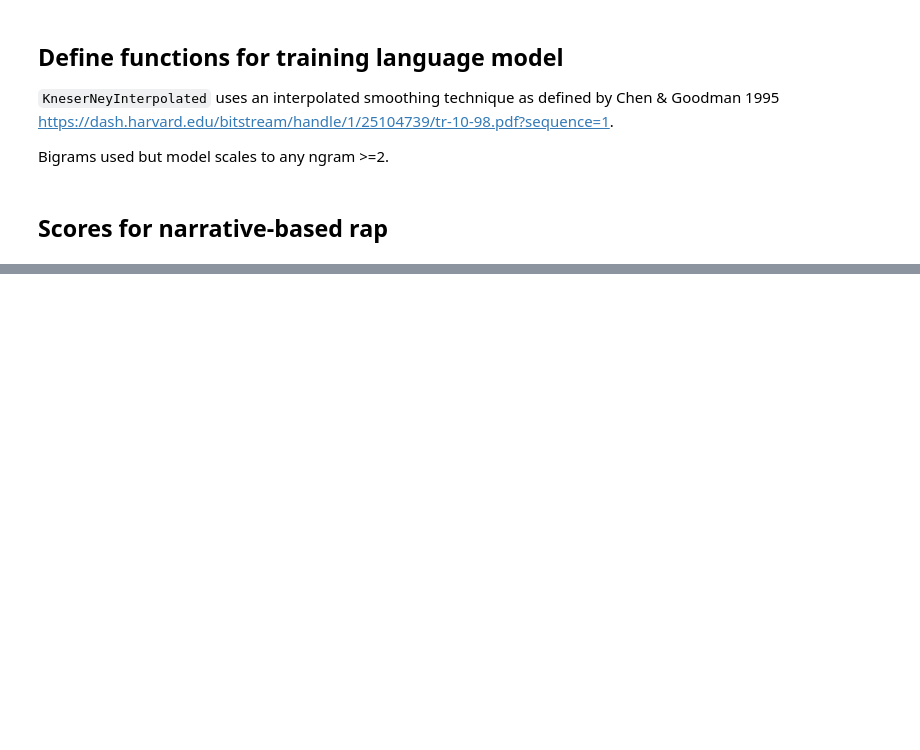
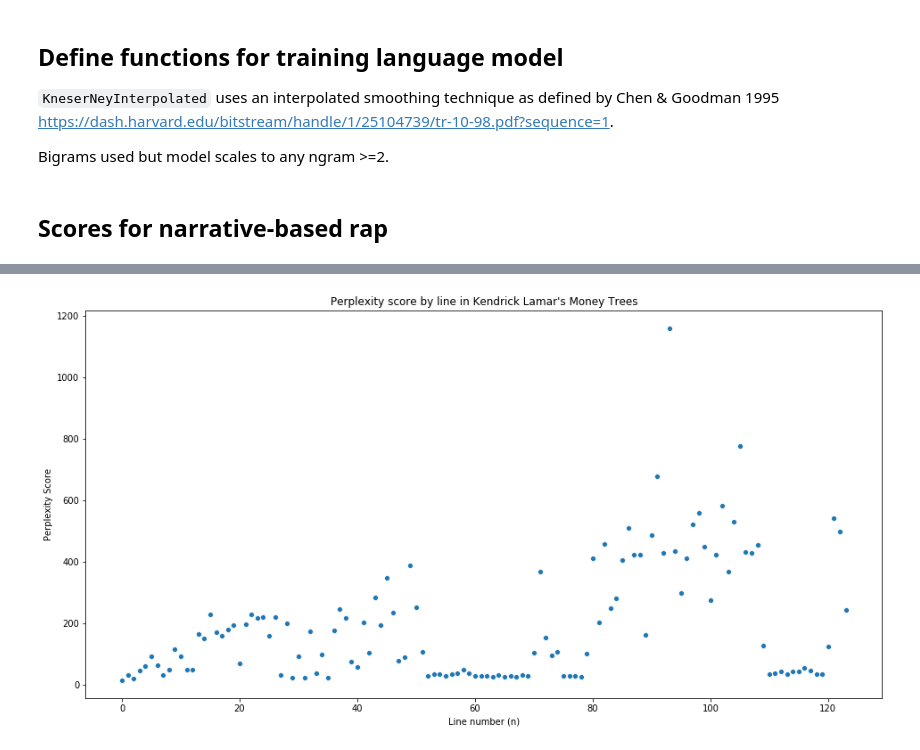
Before and after one commit to palstatt/roty_studio, a Jupyter notebook: perplexity.ipynb, the cells around one changed output, grey strips where cells are left out. Cells and saved outputs as stored; diff of their text form; code cells hidden in the pictures; blank space fills up the shorter version.

```diff
--- a/perplexity.ipynb
+++ b/perplexity.ipynb
@@ -70,0 +102,9 @@ np.mean(perplexity_scores_x)
+# %%
+plt.figure(figsize=(16,8))
+sns.scatterplot(x=range(len(perplexity_scores_x)), y=perplexity_scores_x)
+plt.xlabel('Line number (n)')
+plt.ylabel('Perplexity Score')
+plt.title("Perplexity score by line in Kendrick Lamar's Money Trees")
+plt.show()
+# %% [output]
+[figure, added]
```
Also changed, not shown: parts of 10 cells of this notebook.
